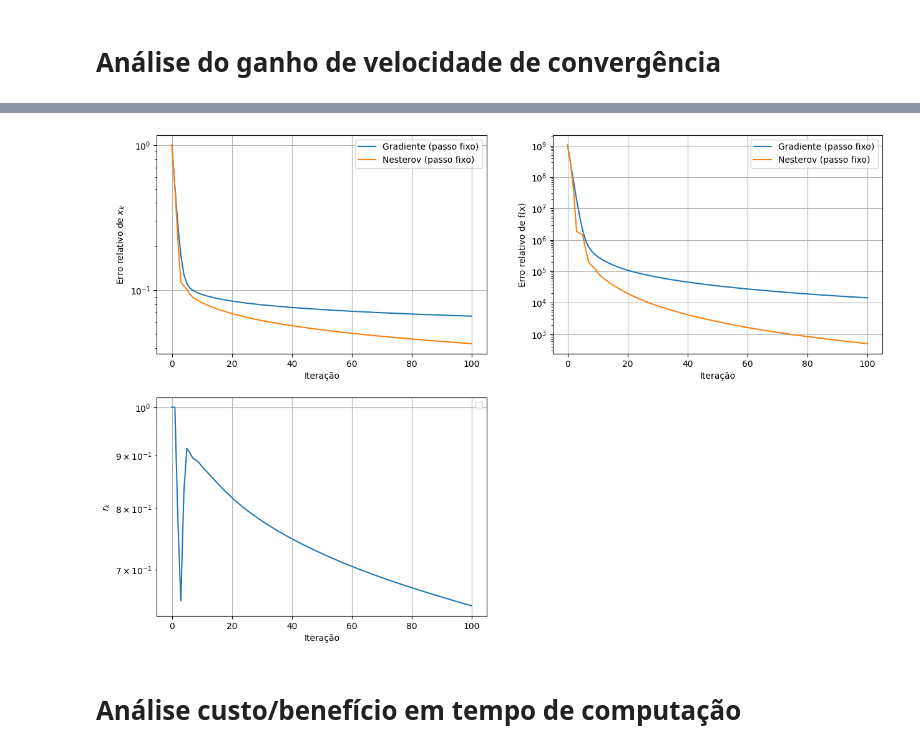
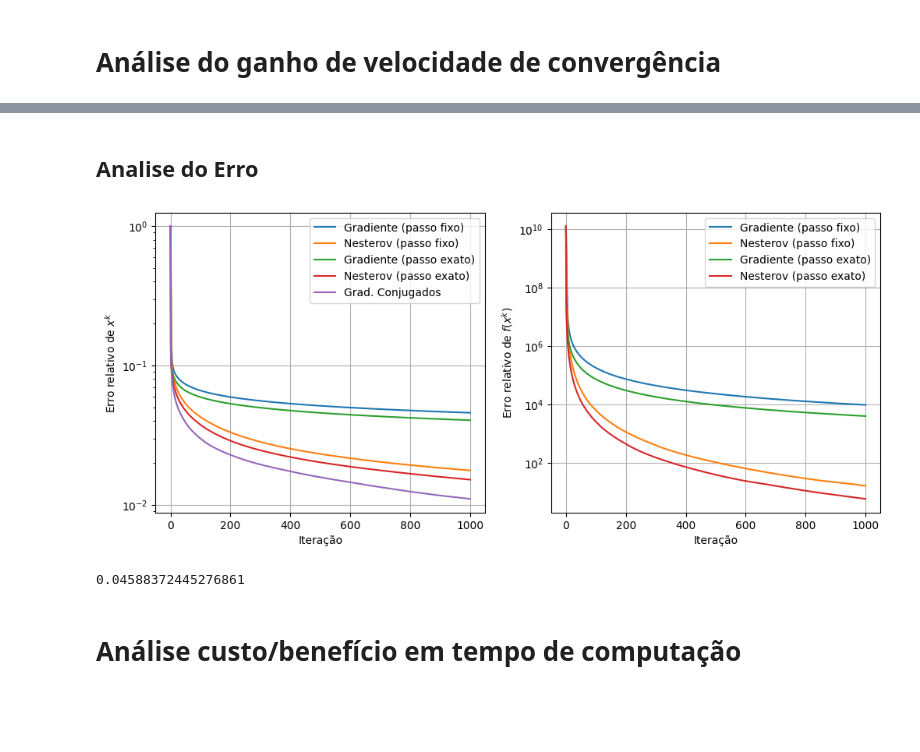
Before and after one commit to Vileno-C/image_reconstruction, a Jupyter notebook: skimage_test.ipynb, the cells around one changed output, grey strips where cells are left out. Saved outputs shown, nothing was run; the diff lists cells and outputs as text; code cells hidden in the pictures; blank space fills up the shorter version.

```diff
--- a/skimage_test.ipynb
+++ b/skimage_test.ipynb
@@ -246,53 +279,79 @@ plt.show()
+# %% [markdown]
+## Analise do Erro
 # %%
 #--------------------------
 # Analise erros relativos
 #--------------------------
 
 # Erro relativo de x_k
-erro_img_dg = [np.linalg.norm(x - image) / np.linalg.norm(image) for x in x_values_dg]
-erro_img_n = [np.linalg.norm(x - image) / np.linalg.norm(image) for x in x_values_n]
+erro_img_dg_f = [np.linalg.norm(x - image) / np.linalg.norm(image) for x in x_values_dg_f]
+erro_img_n_f = [np.linalg.norm(x - image) / np.linalg.norm(image) for x in x_values_n_f]
+erro_img_dg_e = [np.linalg.norm(x - image) / np.linalg.norm(image) for x in x_values_dg_e]
+erro_img_n_e = [np.linalg.norm(x - image) / np.linalg.norm(image) for x in x_values_n_e]
+erro_img_cg = [np.linalg.norm(x - image) / np.linalg.norm(image) for x in x_values_cg]
+
+# Erro de f
+# f_star = f_values_cg[-1] # f* aproximado
+# erro_dg_f = [(fx - f_star) for fx in f_values_dg_f]
+# erro_n_f  = [(fx - f_star) for fx in f_values_n_f]
+# erro_dg_e = [(fx - f_star) for fx in f_values_dg_e]
+# erro_n_e  = [(fx - f_star) for fx in f_values_n_e]
+# erro_cg   = [(fx - f_star) for fx in f_values_cg]
 
 # Erro relativo de f
-f_star = min(f_values_cg) # f* aproximado
-erro_dg = [(fx - f_star)/abs(f_star) for fx in f_values_dg_f]
-erro_n  = [(fx - f_star)/abs(f_star) for fx in f_values_n_f]
+f_star = f_values_cg[-1] # f* aproximado
+erro_dg_f = [(fx - f_star)/abs(f_star) for fx in f_values_dg_f]
+erro_n_f  = [(fx - f_star)/abs(f_star) for fx in f_values_n_f]
+erro_dg_e = [(fx - f_star)/abs(f_star) for fx in f_values_dg_e]
+erro_n_e  = [(fx - f_star)/abs(f_star) for fx in f_values_n_e]
+erro_cg   = [(fx - f_star)/abs(f_star) for fx in f_values_cg]
 
 # Razão dos erros de x_k
-ratio_erro = [np.linalg.norm(x_n - image) / np.linalg.norm(x_g - image)
-        for x_n, x_g in zip(x_values_n, x_values_dg)]
+# ratio_erro = [np.linalg.norm(x_n - image) / np.linalg.norm(x_g - image)
+#         for x_n, x_g in zip(x_values_n, x_values_dg)]
 
 # ----------------------------
 # Plot dos graficos de erro
 # ----------------------------
-plt.figure(figsize=(15, 10))
+plt.figure(figsize=(12, 5))
 
-plt.subplot(2, 2, 1)
-plt.plot(erro_img_dg, label="Gradiente (passo fixo)")
-plt.plot(erro_img_n, label="Nesterov (passo fixo)")
+plt.subplot(1, 2, 1)
+plt.plot(erro_img_dg_f, label="Gradiente (passo fixo)")
+plt.plot(erro_img_n_f, label="Nesterov (passo fixo)")
+plt.plot(erro_img_dg_e, label="Gradiente (passo exato)")
+plt.plot(erro_img_n_e, label="Nesterov (passo exato)")
+plt.plot(erro_img_cg, label="Grad. Conjugados")
 plt.xlabel("Iteração")
-plt.ylabel("Erro relativo de $x_k$")
+plt.ylabel("Erro relativo de $x^k$")
 plt.yscale("log")
 plt.legend()
 plt.grid(True)
 
-plt.subplot(2, 2, 2)
-plt.plot(erro_dg, label="Gradiente (passo fixo)")
-plt.plot(erro_n, label="Nesterov (passo fixo)")
+plt.subplot(1, 2, 2)
+plt.plot(erro_dg_f, label="Gradiente (passo fixo)")
+plt.plot(erro_n_f, label="Nesterov (passo fixo)")
+plt.plot(erro_dg_e, label="Gradiente (passo exato)")
+plt.plot(erro_n_e, label="Nesterov (passo exato)")
+#plt.plot(erro_cg, label="Grad. Conjugados")
 plt.xlabel("Iteração")
-plt.ylabel("Erro relativo de f(x)")
+plt.ylabel("Erro relativo de $f(x^k)$")
 plt.yscale("log")
 plt.legend()
 plt.grid(True)
 
-plt.subplot(2, 2, 3)
-plt.plot(ratio_erro)
-plt.xlabel("Iteração")
-plt.ylabel("$r_k$")
-plt.yscale("log")
-plt.legend()
-plt.grid(True)
+# plt.subplot(2, 2, 3)
+# plt.plot(ratio_erro)
+# plt.xlabel("Iteração")
+# plt.ylabel("$r_k$")
+# plt.yscale("log")
+# plt.legend()
+# plt.grid(True)
 # %% [output]
-[figure, old version]
+[figure, new version]
+# %%
+print(erro_img_dg_f[-1])
+# %% [output]
+0.04588372445276861
 # %% [markdown]
 # Análise custo/benefício em tempo de computação
 # %%
```
Also changed, not shown: parts of 8 cells of this notebook.
